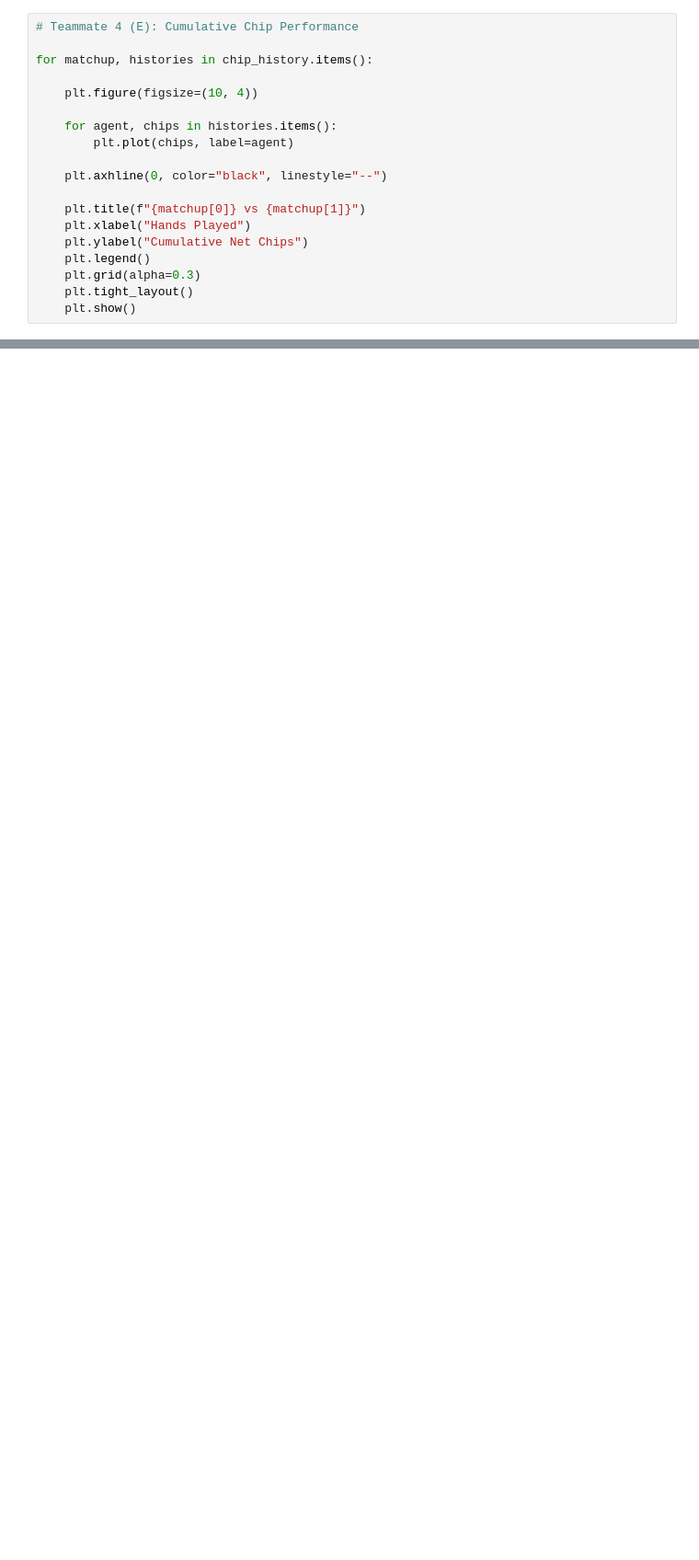
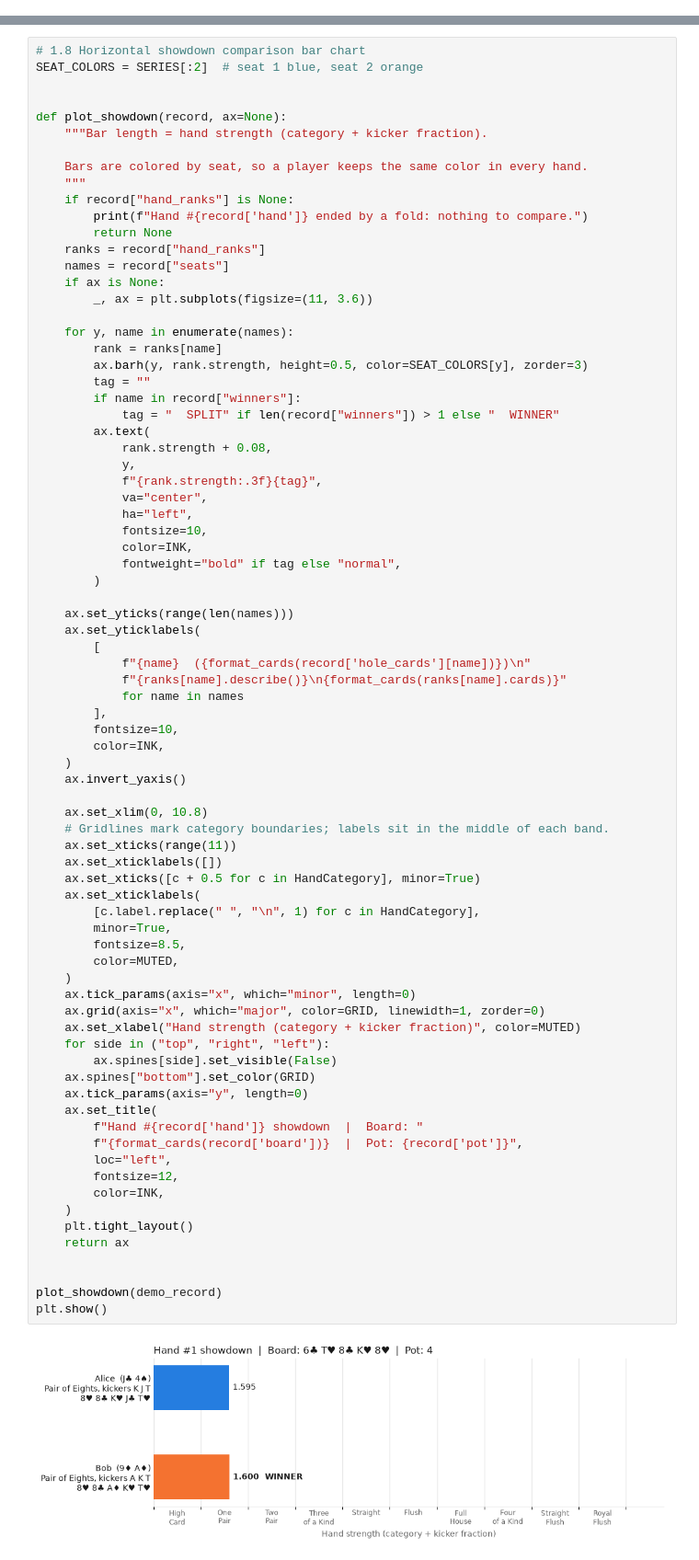
Before and after one commit to nitsuKya/LT8-PROG-PROJECT---Poker, a Jupyter notebook: LT_8_FINAL_PROJECT_POKER.ipynb, the cells around one changed output, grey strips where cells are left out. Shown at 92% size. Saved outputs shown, nothing was run; the diff lists cells and outputs as text; blank space fills up the shorter version.

```diff
--- a/LT_8_FINAL_PROJECT_POKER.ipynb
+++ b/LT_8_FINAL_PROJECT_POKER.ipynb
@@ -2001,19 +0,0 @@ display(results.round(2))
-# %%
-# Teammate 4 (E): Cumulative Chip Performance
-
-for matchup, histories in chip_history.items():
-
-    plt.figure(figsize=(10, 4))
-
-    for agent, chips in histories.items():
-        plt.plot(chips, label=agent)
-
-    plt.axhline(0, color="black", linestyle="--")
-
-    plt.title(f"{matchup[0]} vs {matchup[1]}")
-    plt.xlabel("Hands Played")
-    plt.ylabel("Cumulative Net Chips")
-    plt.legend()
-    plt.grid(alpha=0.3)
-    plt.tight_layout()
-    plt.show()
@@ -2405,0 +1045,80 @@ PokerTableUI(human_game).show()
+# %%
+# 1.8 Horizontal showdown comparison bar chart
+SEAT_COLORS = SERIES[:2]  # seat 1 blue, seat 2 orange
+
+
+def plot_showdown(record, ax=None):
+    """Bar length = hand strength (category + kicker fraction).
+
+    Bars are colored by seat, so a player keeps the same color in every hand.
+    """
+    if record["hand_ranks"] is None:
+        print(f"Hand #{record['hand']} ended by a fold: nothing to compare.")
+        return None
+    ranks = record["hand_ranks"]
+    names = record["seats"]
+    if ax is None:
+        _, ax = plt.subplots(figsize=(11, 3.6))
+
+    for y, name in enumerate(names):
+        rank = ranks[name]
+        ax.barh(y, rank.strength, height=0.5, color=SEAT_COLORS[y], zorder=3)
+        tag = ""
+        if name in record["winners"]:
+            tag = "  SPLIT" if len(record["winners"]) > 1 else "  WINNER"
+        ax.text(
+            rank.strength + 0.08,
+            y,
+            f"{rank.strength:.3f}{tag}",
+            va="center",
+            ha="left",
+            fontsize=10,
+            color=INK,
+            fontweight="bold" if tag else "normal",
+        )
+
+    ax.set_yticks(range(len(names)))
+    ax.set_yticklabels(
+        [
+            f"{name}  ({format_cards(record['hole_cards'][name])})\n"
+            f"{ranks[name].describe()}\n{format_cards(ranks[name].cards)}"
+            for name in names
+        ],
+        fontsize=10,
+        color=INK,
+    )
+    ax.invert_yaxis()
+
+    ax.set_xlim(0, 10.8)
+    # Gridlines mark category boundaries; labels sit in the middle of each band.
+    ax.set_xticks(range(11))
+    ax.set_xticklabels([])
+    ax.set_xticks([c + 0.5 for c in HandCategory], minor=True)
+    ax.set_xticklabels(
+        [c.label.replace(" ", "\n", 1) for c in HandCategory],
+        minor=True,
+        fontsize=8.5,
+        color=MUTED,
+    )
+    ax.tick_params(axis="x", which="minor", length=0)
+    ax.grid(axis="x", which="major", color=GRID, linewidth=1, zorder=0)
+    ax.set_xlabel("Hand strength (category + kicker fraction)", color=MUTED)
+    for side in ("top", "right", "left"):
+        ax.spines[side].set_visible(False)
+    ax.spines["bottom"].set_color(GRID)
+    ax.tick_params(axis="y", length=0)
+    ax.set_title(
+        f"Hand #{record['hand']} showdown  |  Board: "
+        f"{format_cards(record['board'])}  |  Pot: {record['pot']}",
+        loc="left",
+        fontsize=12,
+        color=INK,
+    )
+    plt.tight_layout()
+    return ax
+
+
+plot_showdown(demo_record)
+plt.show()
+# %% [output]
+[figure, added]
```
Also changed, not shown: parts of 89 cells of this notebook.
